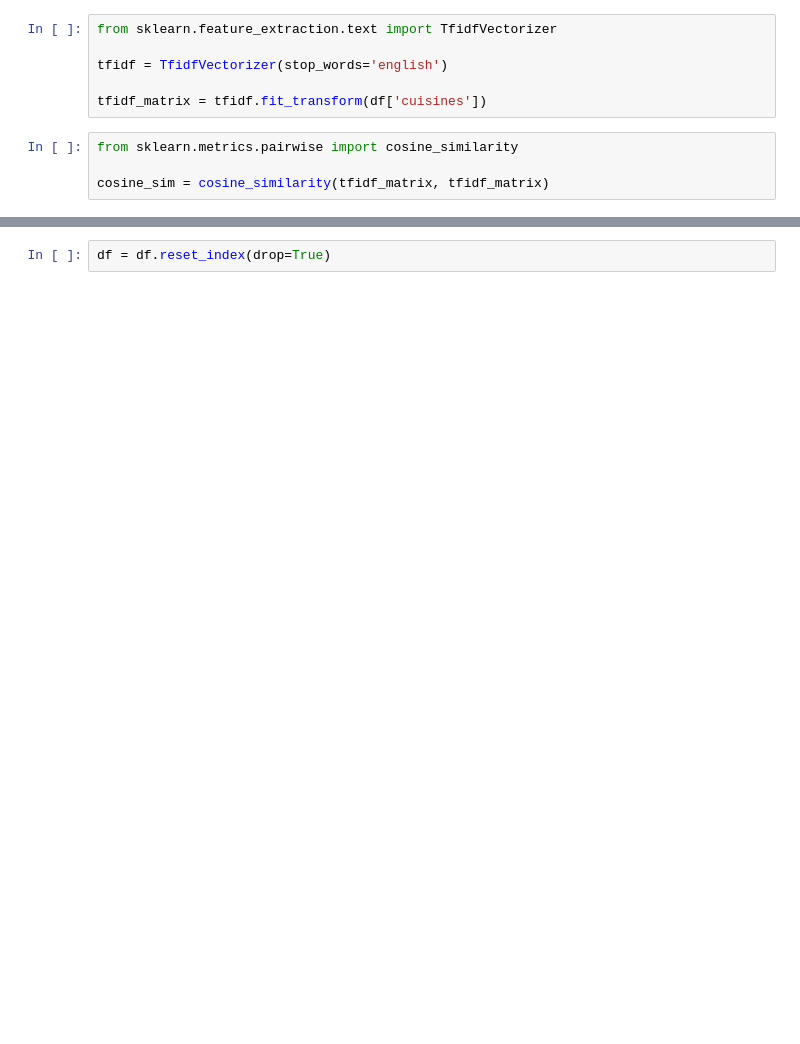
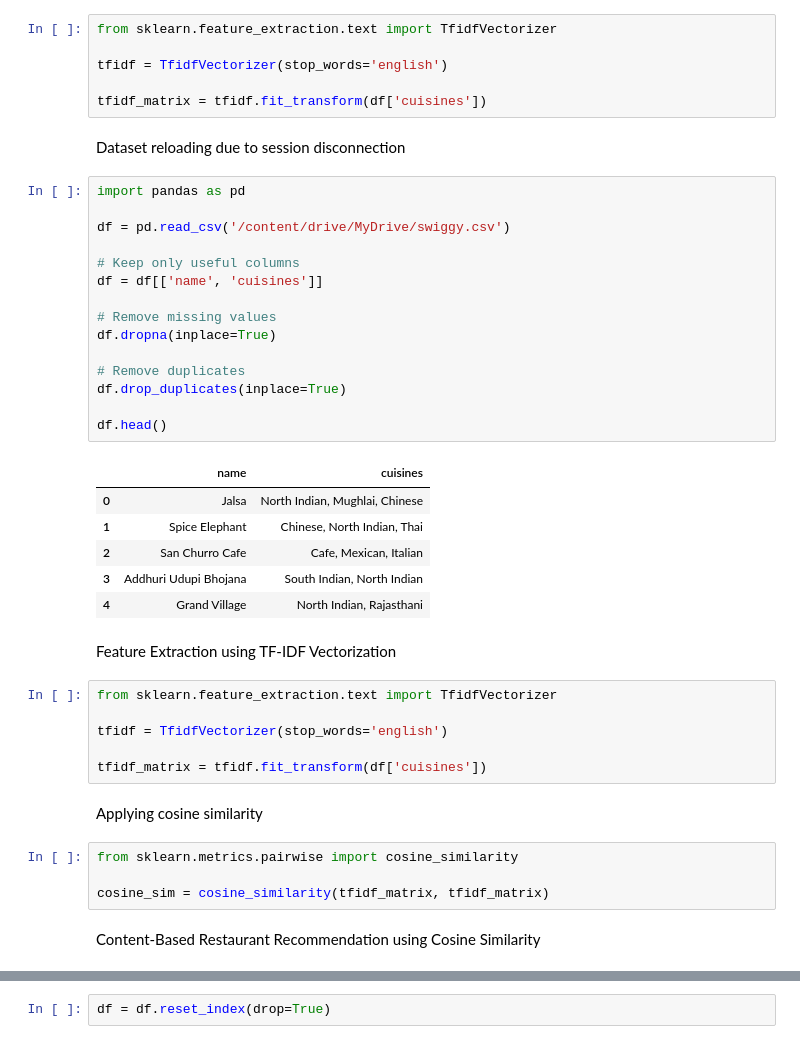
Before and after one commit to ameet-s-m/Restaurant-Recommendation-System, a Jupyter notebook: Restaurant Recommendation System/colab notebook/DDR_Mini_Project.ipynb, the cells around one changed output, grey strips where cells are left out. Cells and saved outputs as stored; diff of their text form; blank space fills up the shorter version.

```diff
--- a/Restaurant Recommendation System/colab notebook/DDR_Mini_Project.ipynb
+++ b/Restaurant Recommendation System/colab notebook/DDR_Mini_Project.ipynb
@@ -109,7 +142,43 @@ from sklearn.feature_extraction.text import TfidfVectorizer
 tfidf = TfidfVectorizer(stop_words='english')
 
 tfidf_matrix = tfidf.fit_transform(df['cuisines'])
+# %% [markdown]
+Dataset reloading due to session disconnection
+# %%
+import pandas as pd
+
+df = pd.read_csv('/content/drive/MyDrive/swiggy.csv')
+
+# Keep only useful columns
+df = df[['name', 'cuisines']]
+
+# Remove missing values
+df.dropna(inplace=True)
+
+# Remove duplicates
+df.drop_duplicates(inplace=True)
+
+df.head()
+# %% [output]
+|  | name | cuisines |
+| 0 | Jalsa | North Indian, Mughlai, Chinese |
+| 1 | Spice Elephant | Chinese, North Indian, Thai |
+| 2 | San Churro Cafe | Cafe, Mexican, Italian |
+| 3 | Addhuri Udupi Bhojana | South Indian, North Indian |
+| 4 | Grand Village | North Indian, Rajasthani |
+# %% [markdown]
+Feature Extraction using TF-IDF Vectorization
+# %%
+from sklearn.feature_extraction.text import TfidfVectorizer
+
+tfidf = TfidfVectorizer(stop_words='english')
+
+tfidf_matrix = tfidf.fit_transform(df['cuisines'])
+# %% [markdown]
+Applying cosine similarity
 # %%
 from sklearn.metrics.pairwise import cosine_similarity
 
 cosine_sim = cosine_similarity(tfidf_matrix, tfidf_matrix)
+# %% [markdown]
+Content-Based Restaurant Recommendation using Cosine Similarity
```
Also changed, not shown: parts of 38 cells of this notebook.
